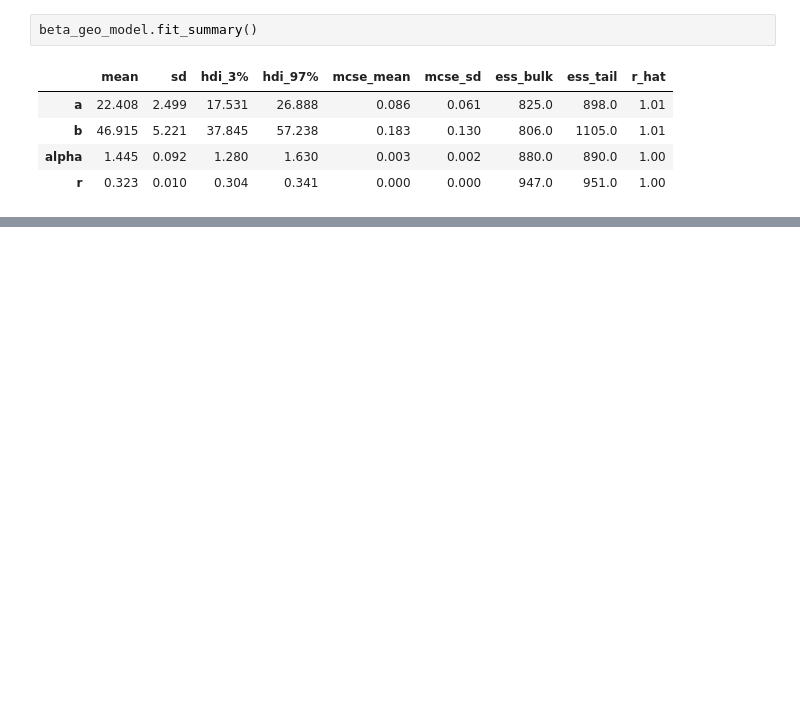
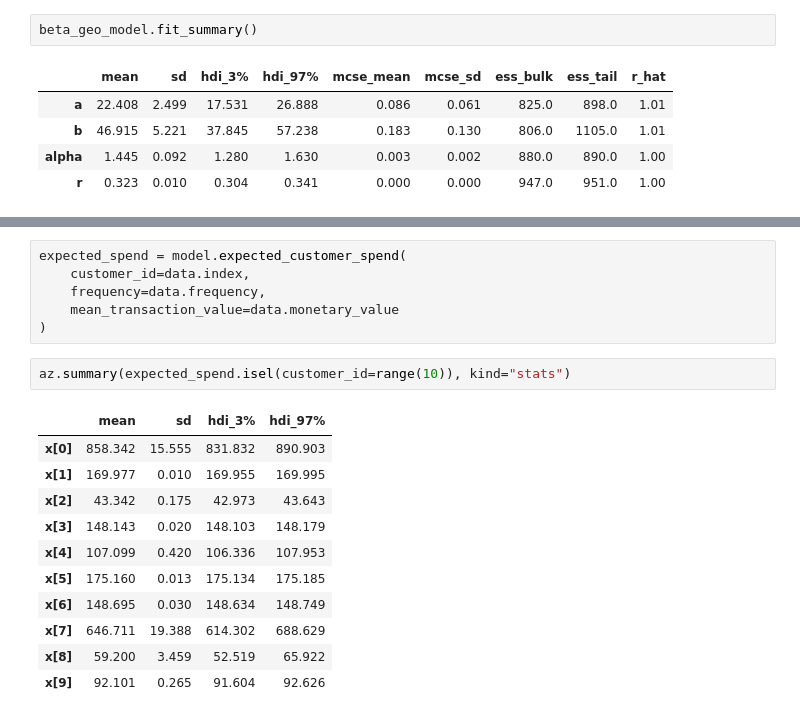
Before and after one commit to LaurinBrechter/BayesianInference, a Jupyter notebook: olist_marketing_analysis.ipynb, the cells around one changed output, grey strips where cells are left out. Saved outputs shown, nothing was run; the diff lists cells and outputs as text; blank space fills up the shorter version.

```diff
--- a/olist_marketing_analysis.ipynb
+++ b/olist_marketing_analysis.ipynb
@@ -98,0 +127,20 @@ Text(0, 0.5, 'pdf')
+# %%
+expected_spend = model.expected_customer_spend(
+    customer_id=data.index,
+    frequency=data.frequency,
+    mean_transaction_value=data.monetary_value
+)
+# %%
+az.summary(expected_spend.isel(customer_id=range(10)), kind="stats")
+# %% [output]
+|  | mean | sd | hdi_3% | hdi_97% |
+| x[0] | 858.342 | 15.555 | 831.832 | 890.903 |
+| x[1] | 169.977 | 0.010 | 169.955 | 169.995 |
+| x[2] | 43.342 | 0.175 | 42.973 | 43.643 |
+| x[3] | 148.143 | 0.020 | 148.103 | 148.179 |
+| x[4] | 107.099 | 0.420 | 106.336 | 107.953 |
+| x[5] | 175.160 | 0.013 | 175.134 | 175.185 |
+| x[6] | 148.695 | 0.030 | 148.634 | 148.749 |
+| x[7] | 646.711 | 19.388 | 614.302 | 688.629 |
+| x[8] | 59.200 | 3.459 | 52.519 | 65.922 |
+| x[9] | 92.101 | 0.265 | 91.604 | 92.626 |
```
Also changed, not shown: parts of 19 cells of this notebook.
